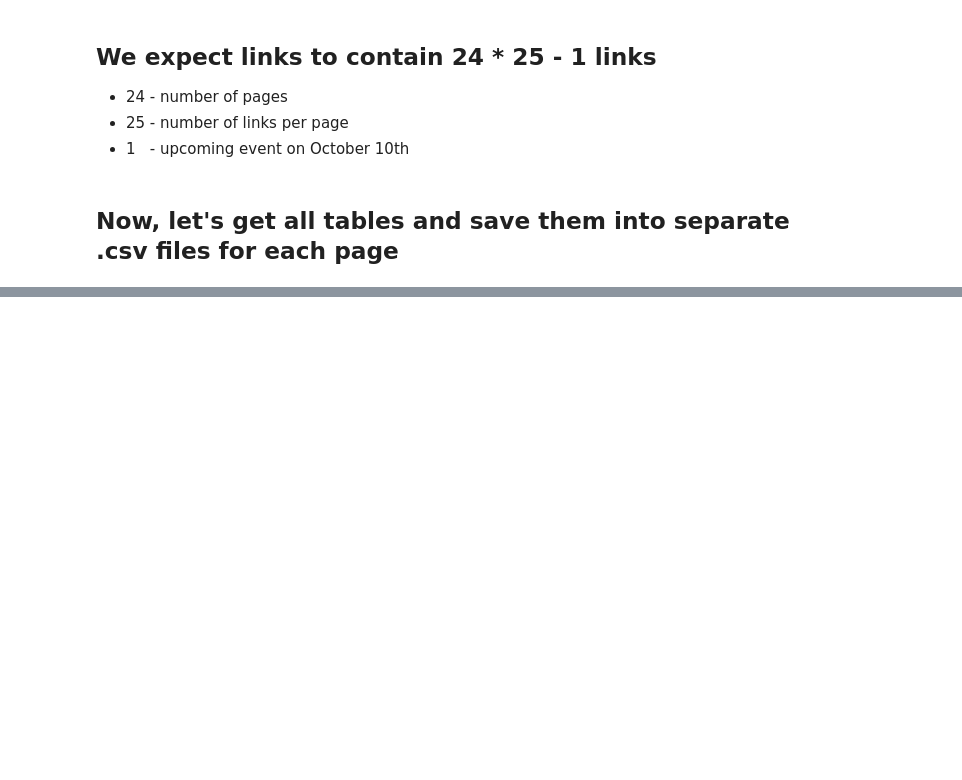
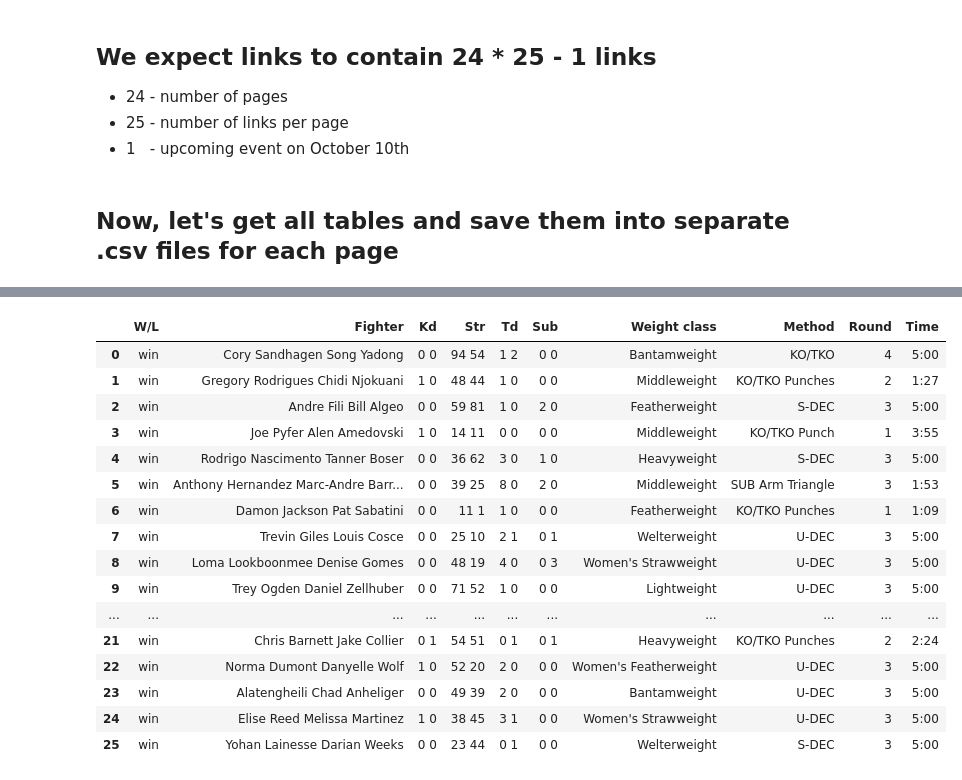
Before and after one commit to isaevrom/UFC-model, a Jupyter notebook: src/scraping/scraping.ipynb, the cells around one changed output, grey strips where cells are left out. Saved outputs shown, nothing was run; the diff lists cells and outputs as text; code cells hidden in the pictures; blank space fills up the shorter version.

```diff
--- a/src/scraping/scraping.ipynb
+++ b/src/scraping/scraping.ipynb
@@ -90,18 +90,28 @@ assert(24*25 - 1 == len(tbl_links))
 ## Now, let's get all tables and save them into separate .csv files for each page
 # %%
 import pandas as pd
-# %%
-def file_exists(file_path):
-    import os.path
-    os.path.isfile(file_path)
-
-def get_page_tables(page_num):
-    pass
-
-def table_to_csv(page_num):
-    pass
+# %%
+def file_exists(file_path):
+    import os.path
+    os.path.isfile(file_path)
+
+def merge_page_tables(links):
+    df = pd.DataFrame()
+    for table_link in links:
+        df = pd.concat([df, pd.read_html(table_link)[0]], axis=0)
+    return df
+
+def table_to_csv(df, file_path):
+    df.to_csv(file_path, sep=',', index=False)
 # %%
 tmp_df = pd.DataFrame()
 
-for idx in range(len(link)):
-    tmp_df = pd.concat([tmp_df, pd.read_html(link_lists[0][idx])[0]], axis=0)
+# for idx in range(len(link)):
+#    tmp_df = pd.concat([tmp_df, pd.read_html(link_lists[0][idx])[0]], axis=0)
+
+for page_num, links in enumerate(link_lists):
+    if page_num == 1:
+        break
+    print(page_num + 1)
+    df = merge_page_tables(links)
+    table_to_csv(df, f"tables/{page_num + 1}.csv")
@@ -148,7 +119,0 @@ tbl_links[0]
-# %%
-df = pd.DataFrame()
-
-for i, link in enumerate(tbl_links):
-    if i == 2:
-        break
-    df = pd.concat([df, pd.read_html(link)[0]], axis=0)
@@ -178,0 +120,22 @@ df
+# %%
+df.index = range(len(df))
+df.to_csv(index=None, header=True, sep=',')
+df
+# %% [output]
+|  | W/L | Fighter | Kd | Str | Td | Sub | Weight class | Method | Round | Time |
+| 0 | win | Cory Sandhagen Song Yadong | 0 0 | 94 54 | 1 2 | 0 0 | Bantamweight | KO/TKO | 4 | 5:00 |
+| 1 | win | Gregory Rodrigues Chidi Njokuani | 1 0 | 48 44 | 1 0 | 0 0 | Middleweight | KO/TKO Punches | 2 | 1:27 |
+| 2 | win | Andre Fili Bill Algeo | 0 0 | 59 81 | 1 0 | 2 0 | Featherweight | S-DEC | 3 | 5:00 |
+| 3 | win | Joe Pyfer Alen Amedovski | 1 0 | 14 11 | 0 0 | 0 0 | Middleweight | KO/TKO Punch | 1 | 3:55 |
+| 4 | win | Rodrigo Nascimento Tanner Boser | 0 0 | 36 62 | 3 0 | 1 0 | Heavyweight | S-DEC | 3 | 5:00 |
+| 5 | win | Anthony Hernandez Marc-Andre Barr... | 0 0 | 39 25 | 8 0 | 2 0 | Middleweight | SUB Arm Triangle | 3 | 1:53 |
+| 6 | win | Damon Jackson Pat Sabatini | 0 0 | 11 1 | 1 0 | 0 0 | Featherweight | KO/TKO Punches | 1 | 1:09 |
+| 7 | win | Trevin Giles Louis Cosce | 0 0 | 25 10 | 2 1 | 0 1 | Welterweight | U-DEC | 3 | 5:00 |
+| 8 | win | Loma Lookboonmee Denise Gomes | 0 0 | 48 19 | 4 0 | 0 3 | Women's Strawweight | U-DEC | 3 | 5:00 |
+| 9 | win | Trey Ogden Daniel Zellhuber | 0 0 | 71 52 | 1 0 | 0 0 | Lightweight | U-DEC | 3 | 5:00 |
+| ... | ... | ... | ... | ... | ... | ... | ... | ... | ... | ... |
+| 21 | win | Chris Barnett Jake Collier | 0 1 | 54 51 | 0 1 | 0 1 | Heavyweight | KO/TKO Punches | 2 | 2:24 |
+| 22 | win | Norma Dumont Danyelle Wolf | 1 0 | 52 20 | 2 0 | 0 0 | Women's Featherweight | U-DEC | 3 | 5:00 |
+| 23 | win | Alatengheili Chad Anheliger | 0 0 | 49 39 | 2 0 | 0 0 | Bantamweight | U-DEC | 3 | 5:00 |
+| 24 | win | Elise Reed Melissa Martinez | 1 0 | 38 45 | 3 1 | 0 0 | Women's Strawweight | U-DEC | 3 | 5:00 |
+| 25 | win | Yohan Lainesse Darian Weeks | 0 0 | 23 44 | 0 1 | 0 0 | Welterweight | S-DEC | 3 | 5:00 |
```
Also changed, not shown: parts of 7 cells of this notebook, 1 other file.
